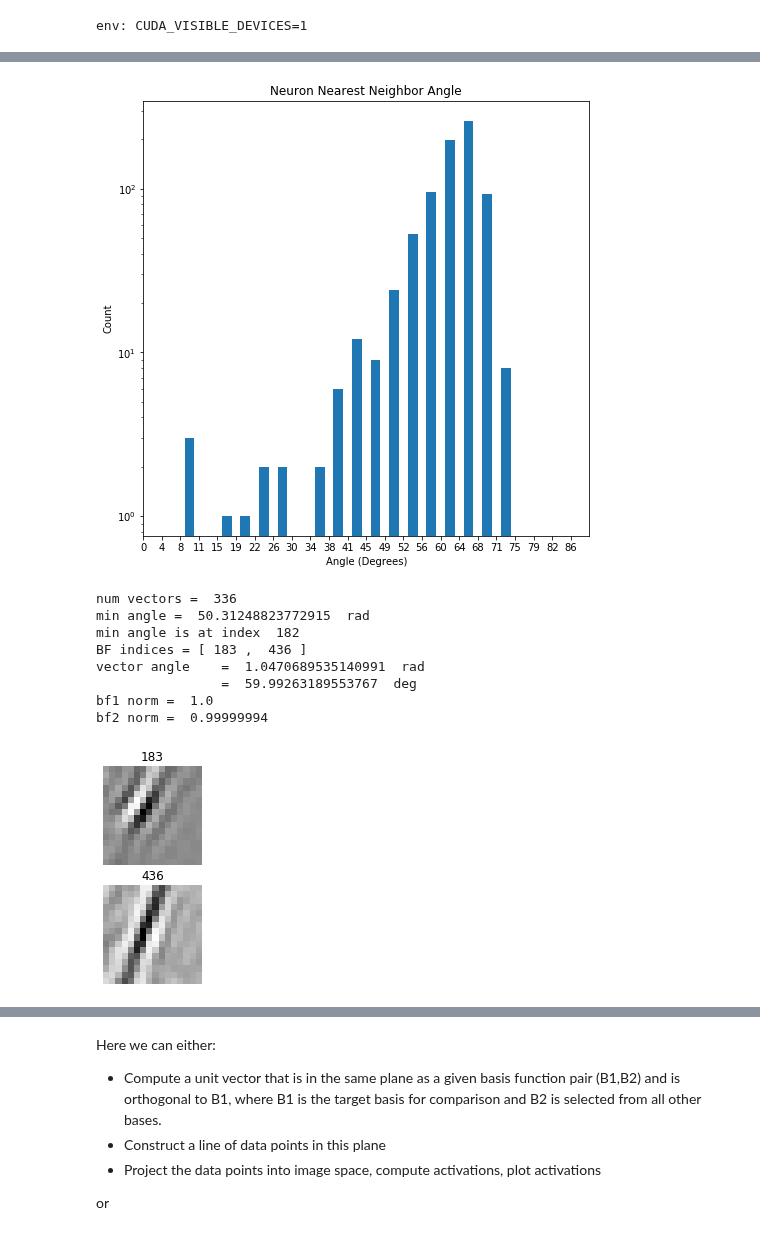
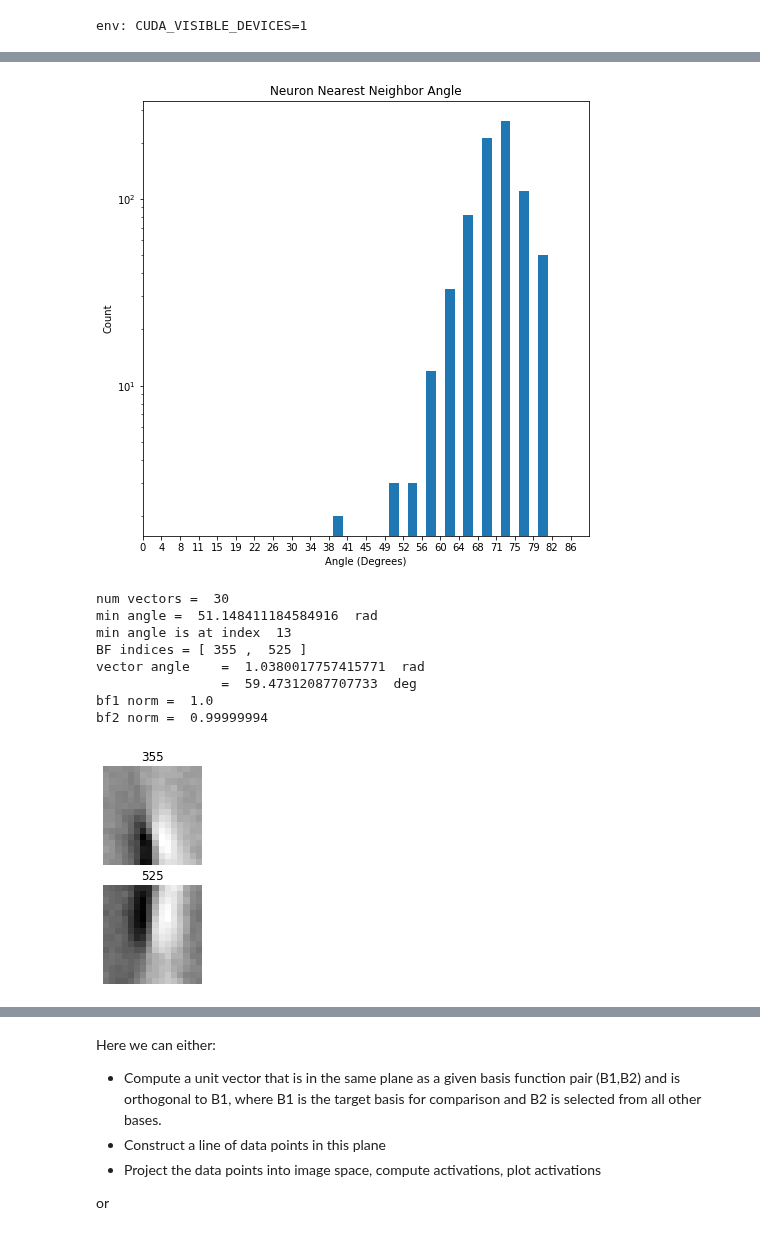
Before and after one commit to dpaiton/DeepSparseCoding, a Jupyter notebook: vis_iso_contours.ipynb, the cells around one changed output, grey strips where cells are left out. Cells and saved outputs as stored; diff of their text form; code cells hidden in the pictures.

```diff
--- a/vis_iso_contours.ipynb
+++ b/vis_iso_contours.ipynb
@@ -19,8 +19,8 @@ import utils.plot_functions as pf
 import analysis.analysis_picker as ap
 # %%
 analysis_params = {
-  "model_type": "sigmoid_autoencoder",
-  "model_name": "sigmoid_autoencoder",
+  "model_type": "lca",
+  "model_name": "lca_vh",
   "version": "0.0",
   "save_info": "analysis",
   "overwrite_analysis": False}
@@ -48,7 +48,7 @@ angle_hist_fig.savefig(analyzer.analysis_out_dir+"/vis/neuron_angle_histogram.pn
 angle_neighbor_fig = pf.plot_weight_nearest_neighbor_histogram(neuron_angles, num_bins=25, angle_min=0, angle_max=90, figsize=(8,8))
 angle_neighbor_fig.savefig(analyzer.analysis_out_dir+"/vis/neuron_neighbor_histogram.png")
 # %% [output]
-[figure, old version]
+[figure, new version]
 # %%
 #min_angle = 0.5
 #max_angle = 50
@@ -68,41 +68,41 @@ print("num vectors = ", vectors.shape[0])
 if vectors.shape[0] > 0:
   print("min angle = ", np.min(neuron_angles[vectors[:,0], vectors[:,1]]), " rad")
   print("min angle is at index ", np.argmin(neuron_angles[vectors[:,0], vectors[:,1]]))
 
-  vector_id = 56 #LCA: 18, 26, 29, 30, 39, 48, 59! #[50,60]
+  vector_id = 11 #LCA: 18, 26, 29, 30, 39, 48, 59! #[50,60]
   bf_id0 = vectors[vector_id, 0]#max_indices[0]
   bf_id1 = vectors[vector_id, 1]#max_indices[1]
   print("BF indices = [",bf_id0,", ",bf_id1,"]")
 
   fig, ax = plt.subplots(2)
   ax[0] = pf.clear_axis(ax[0])
   ax[0].imshow(analyzer.bf_stats["basis_functions"][bf_id0], cmap="Greys_r")
   ax[0].set_title(str(bf_id0))
   ax[1] = pf.clear_axis(ax[1])
   ax[1].imshow(analyzer.bf_stats["basis_functions"][bf_id1], cmap="Greys_r")
   ax[1].set_title(str(bf_id1))
 
   print("vector angle\t= ", neuron_angles[bf_id0, bf_id1]*(np.pi/180), " rad\n\t\t= ", neuron_angles[bf_id0, bf_id1], " deg")
   bf1 = analyzer.bf_stats["basis_functions"][bf_id0].reshape((analyzer.model_params["patch_edge_size"]**2))
   bf2 = analyzer.bf_stats["basis_functions"][bf_id1].reshape((analyzer.model_params["patch_edge_size"]**2))
   bf1_norm = np.linalg.norm(bf1)
   bf2_norm = np.linalg.norm(bf2)
   print("bf1 norm = ", bf1_norm)
   print("bf2 norm = ", bf2_norm)
   bf1 /= bf1_norm
   bf2 /= bf2_norm
 else:
   assert False
 # %% [output]
-num vectors =  336
-min angle =  50.31248823772915  rad
-min angle is at index  182
-BF indices = [ 183 ,  436 ]
-vector angle    =  1.0470689535140991  rad
-                =  59.99263189553767  deg
+num vectors =  30
+min angle =  51.148411184584916  rad
+min angle is at index  13
+BF indices = [ 355 ,  525 ]
+vector angle    =  1.0380017757415771  rad
+                =  59.47312087707733  deg
 bf1 norm =  1.0
 bf2 norm =  0.99999994
-[figure, old version]
+[figure, new version]
 # %%
 num_imgs = int(228**2)
 
```
Also changed, not shown: parts of 15 cells of this notebook, 1 other file.
